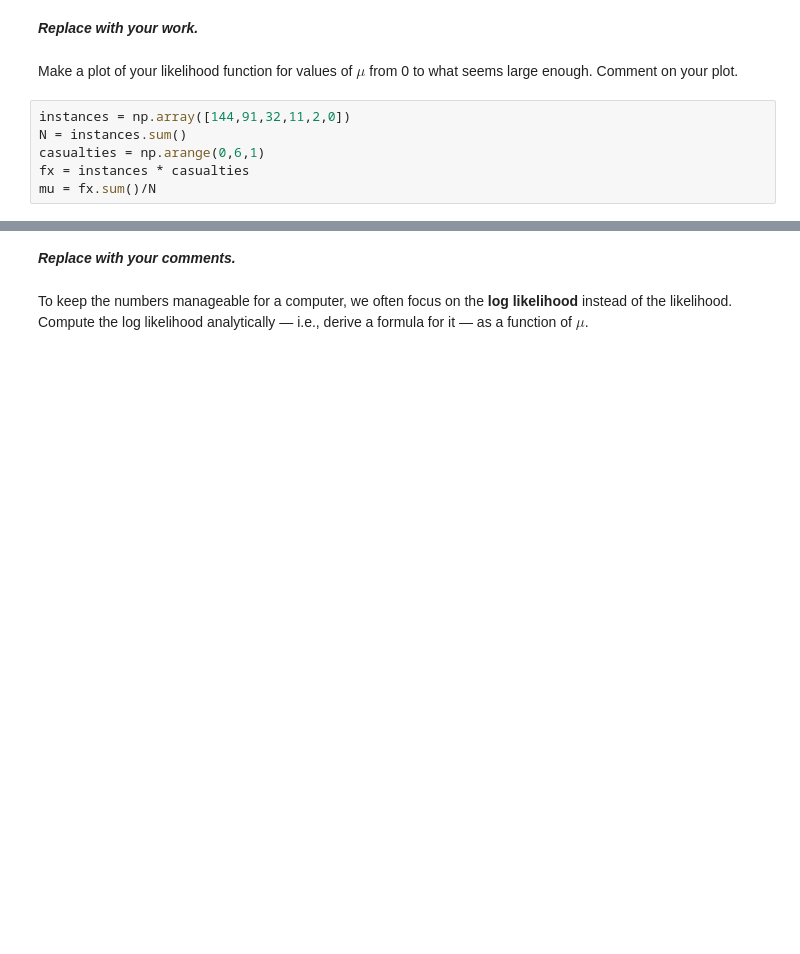
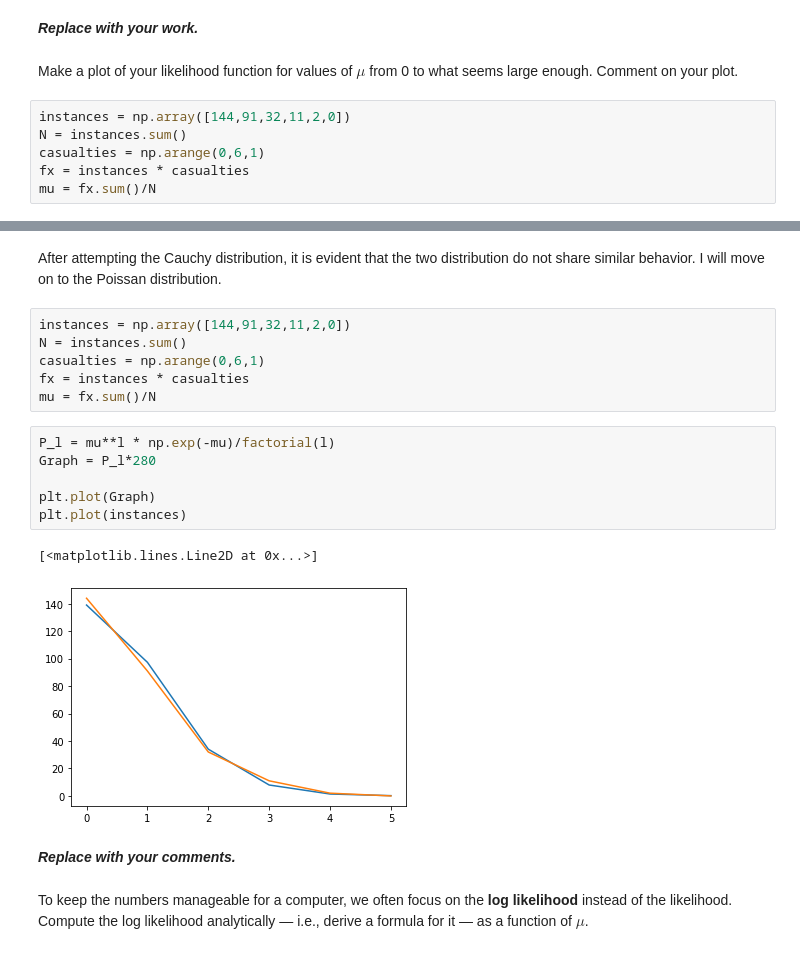
Before and after one commit to MarioSegura1099/biophysics, a Jupyter notebook: week-06/problem-7.3.ipynb, the cells around one changed output, grey strips where cells are left out. Saved outputs shown, nothing was run; the diff lists cells and outputs as text; blank space fills up the shorter version.

```diff
--- a/week-06/problem-7.3.ipynb
+++ b/week-06/problem-7.3.ipynb
@@ -58,3 +41,20 @@ plt.plot(instances)
+# %% [markdown]
+After attempting the Cauchy distribution, it is evident that the two distribution do not share similar behavior. I will move on to the Poissan distribution.
+# %%
+instances = np.array([144,91,32,11,2,0])
+N = instances.sum()
+casualties = np.arange(0,6,1)
+fx = instances * casualties
+mu = fx.sum()/N
+# %%
+P_l = mu**l * np.exp(-mu)/factorial(l)
+Graph = P_l*280
+
+plt.plot(Graph)
+plt.plot(instances)
+# %% [output]
+[<matplotlib.lines.Line2D at 0x...>]
+[figure, added]
 # %% [markdown]
 ***Replace with your comments.***
 # %% [markdown]
```
Also changed, not shown: parts of 15 cells of this notebook.
